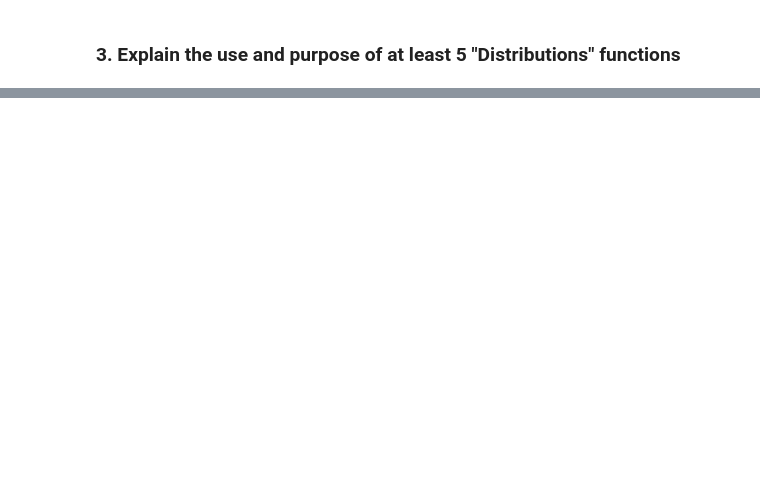
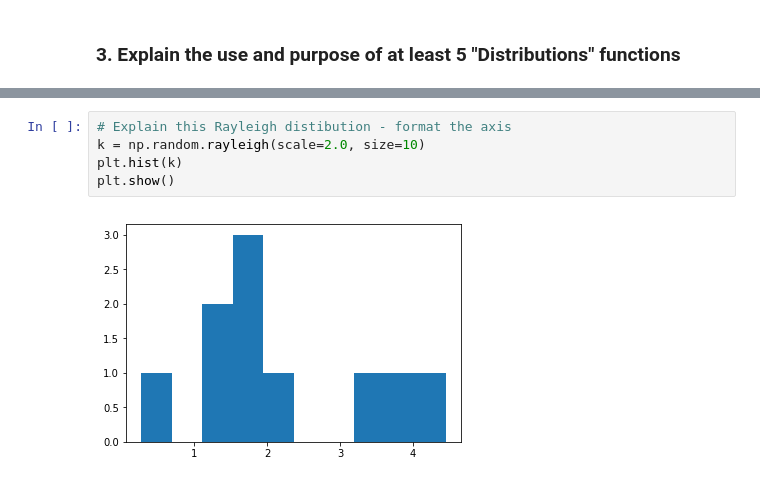
Before and after one commit to SimonMcLain/GMIT-Programming-for-Data-Analysis---Practicals, a Jupyter notebook: numpy-random.ipynb, the cells around one changed output, grey strips where cells are left out. Cells and saved outputs as stored; diff of their text form; blank space fills up the shorter version.

```diff
--- a/numpy-random.ipynb
+++ b/numpy-random.ipynb
@@ -140,0 +149,7 @@ plt.show()
+# %%
+# Explain this Rayleigh distibution - format the axis
+k = np.random.rayleigh(scale=2.0, size=10)
+plt.hist(k)
+plt.show()
+# %% [output]
+[figure, added]
```
Also changed, not shown: parts of 15 cells of this notebook, 1 other file.
